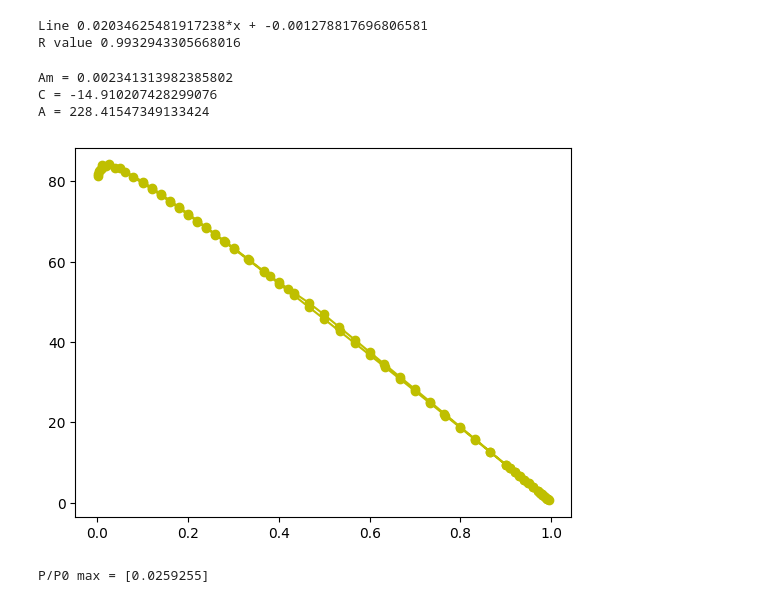
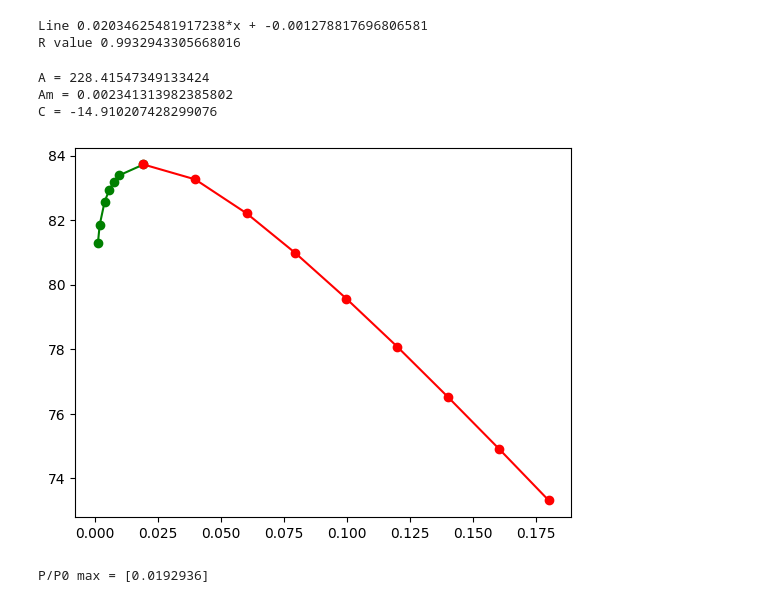
Before and after one commit to IDAnton/BET, a Jupyter notebook: BET.ipynb, the cells around one changed output. Saved outputs shown, nothing was run; the diff lists cells and outputs as text; code cells hidden in the pictures.

```diff
--- a/BET.ipynb
+++ b/BET.ipynb
@@ -45,24 +45,26 @@ R value 0.9932943305668016
 def calc_consts(k, b):
     c = k/b + 1
     am = 1 / (b*c) /22.4*10**-3
-    print(f"Am = {am}\nC = {c}")
     Na =  6.022140 * (10**23)
     wm = 16.2 * (10**-20)
     As = Na * am * wm
-    print(f"A = {As}")
-calc_consts(k, b)
+    return am, c, As
+am, c, As = calc_consts(k, b)
+print(f"A = {As}")
+print(f"Am = {am}\nC = {c}")
 # %% [output]
+A = 228.41547349133424
 Am = 0.002341313982385802
 C = -14.910207428299076
-A = 228.41547349133424
 # %%
 P0 = 1
 Rokkel_y = a * P0 * (1 - p)
-Rokkel_y_max = np.argmax(Rokkel_y)
-plt.plot(p, Rokkel_y, marker='o', c='y')
+Rokkel_y_max = np.argmax(Rokkel_y[:int(len(Rokkel_y)/2)])
+plt.plot(p[:Rokkel_y_max+1], Rokkel_y[:Rokkel_y_max+1], marker='o', c='g')
+plt.plot(p[Rokkel_y_max:15], Rokkel_y[Rokkel_y_max:15], marker='o', c='r')
 plt.show()
 print(f"P/P0 max = {p[Rokkel_y_max]}")
 # %% [output]
-[figure, old version]
+[figure, new version]
-P/P0 max = [0.0259255]
+P/P0 max = [0.0192936]
 # %%
```
Also changed, not shown: parts of 2 cells of this notebook, 2 other files.
